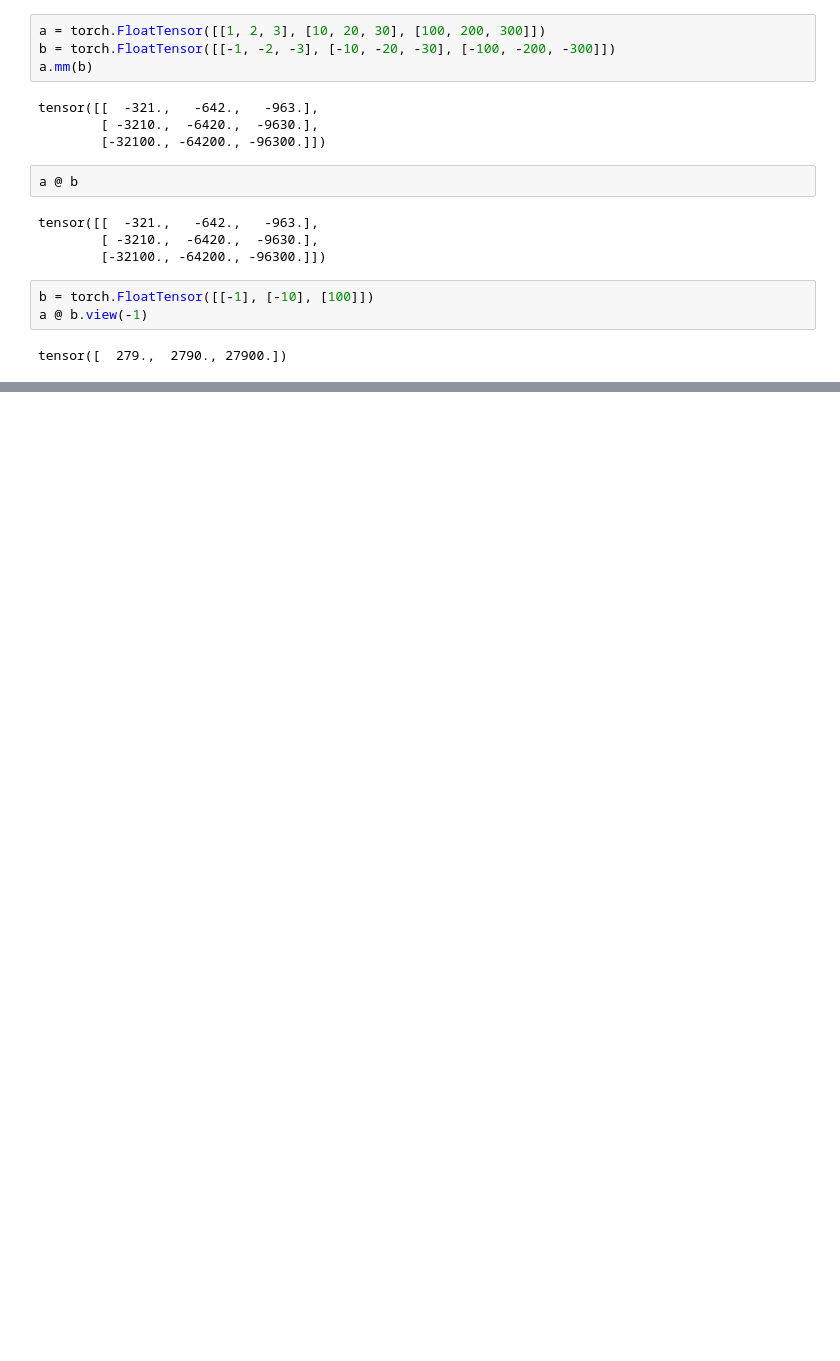
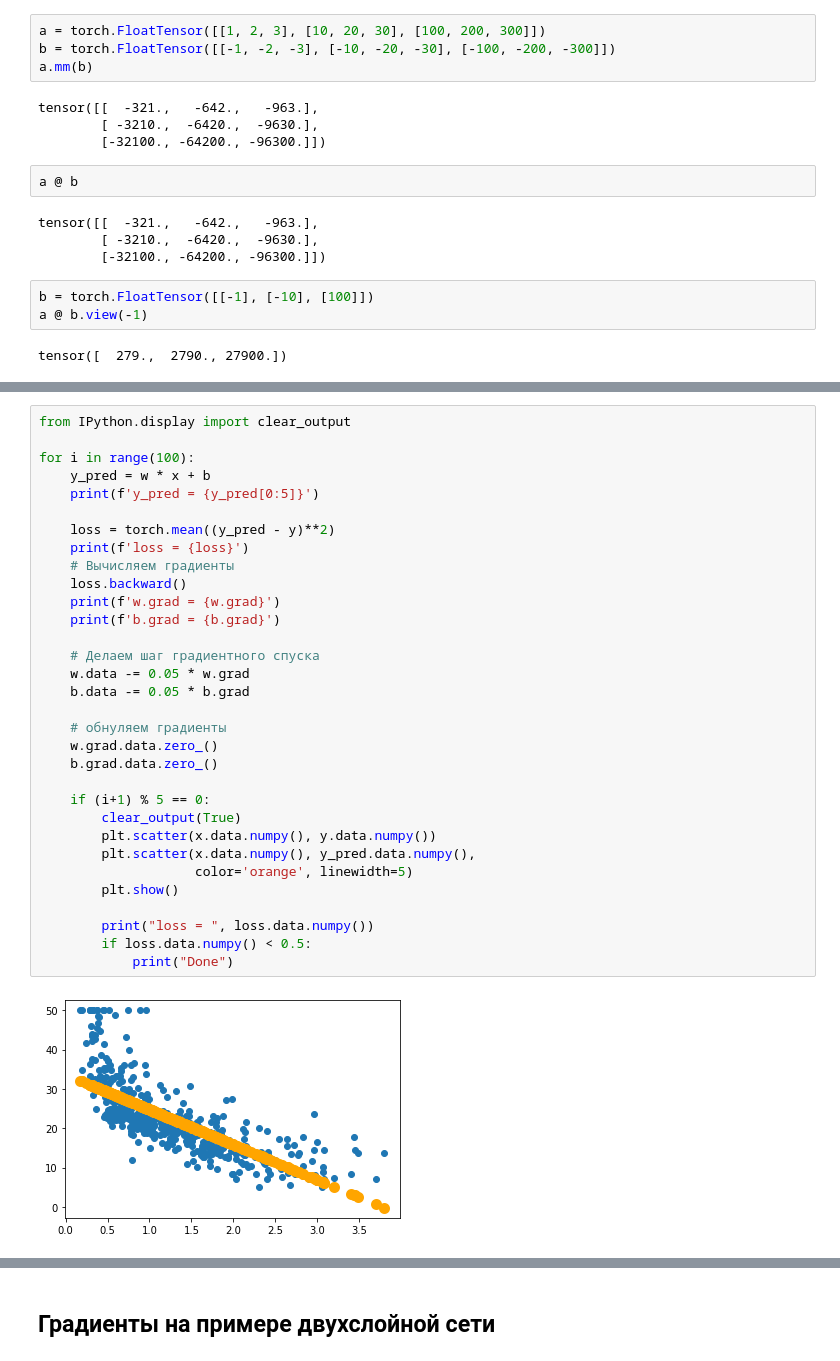
Before and after one commit to 1mmo/Deep-Learning, a Jupyter notebook: src/PyTorch_basic.ipynb, the cells around one changed output, grey strips where cells are left out. Cells and saved outputs as stored; diff of their text form; blank space fills up the shorter version.

```diff
--- a/src/PyTorch_basic.ipynb
+++ b/src/PyTorch_basic.ipynb
@@ -239,0 +345,34 @@ tensor([  279.,  2790., 27900.])
+# %%
+from IPython.display import clear_output
+
+for i in range(100):
+    y_pred = w * x + b
+    print(f'y_pred = {y_pred[0:5]}')
+
+    loss = torch.mean((y_pred - y)**2)
+    print(f'loss = {loss}')
+    # Вычисляем градиенты
+    loss.backward()
+    print(f'w.grad = {w.grad}')
+    print(f'b.grad = {b.grad}')
+
+    # Делаем шаг градиентного спуска
+    w.data -= 0.05 * w.grad
+    b.data -= 0.05 * b.grad
+
+    # обнуляем градиенты
+    w.grad.data.zero_()
+    b.grad.data.zero_()
+
+    if (i+1) % 5 == 0:
+        clear_output(True)
+        plt.scatter(x.data.numpy(), y.data.numpy())
+        plt.scatter(x.data.numpy(), y_pred.data.numpy(),
+                    color='orange', linewidth=5)
+        plt.show()
+
+        print("loss = ", loss.data.numpy())
+        if loss.data.numpy() < 0.5:
+            print("Done")
+# %% [output]
+[figure, added]
@@ -239,0 +380,2 @@ tensor([  279.,  2790., 27900.])
+# %% [markdown]
+## Градиенты на примере двухслойной сети
```
Also changed, not shown: parts of 14 cells of this notebook.
